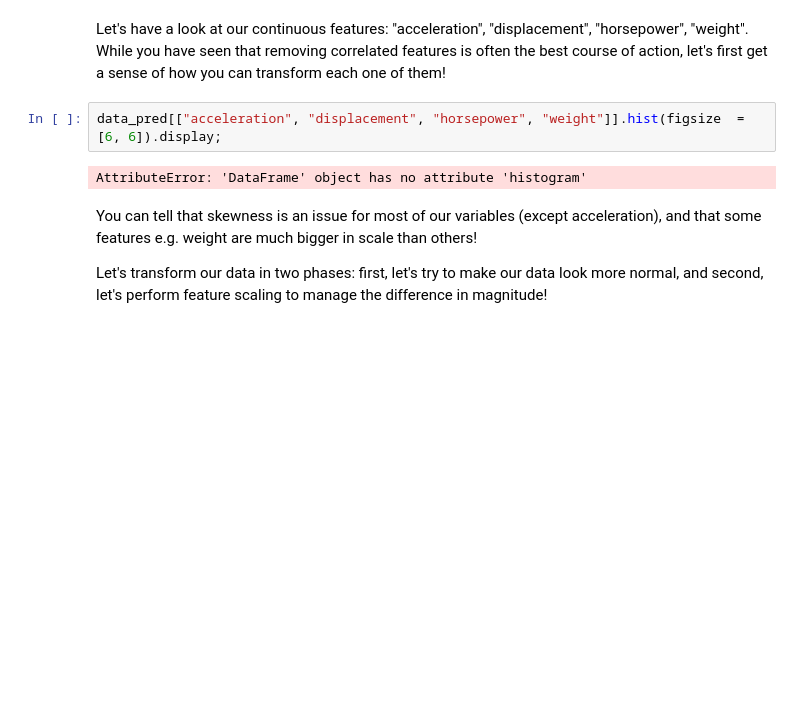
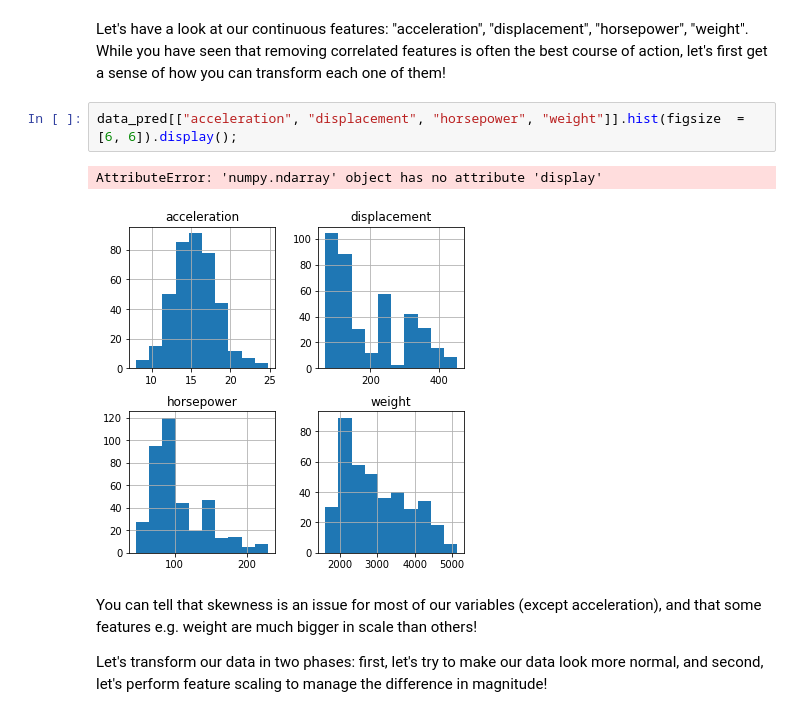
Before and after one commit to zapatos24/dsc-feature-scaling-and-normalization-nyc-ds-060319, a Jupyter notebook: index.ipynb, the cells around one changed output. Saved outputs shown, nothing was run; the diff lists cells and outputs as text; blank space fills up the shorter version.

```diff
--- a/index.ipynb
+++ b/index.ipynb
@@ -80,9 +80,10 @@ data_pred.head()
 # %% [markdown]
 Let's have a look at our continuous features: "acceleration", "displacement", "horsepower", "weight". While you have seen that removing correlated features is often the best course of action, let's first get a sense of how you can transform each one of them!
 # %%
-data_pred[["acceleration", "displacement", "horsepower", "weight"]].hist(figsize  = [6, 6]).display;
+data_pred[["acceleration", "displacement", "horsepower", "weight"]].hist(figsize  = [6, 6]).display();
 # %% [output]
-AttributeError: 'DataFrame' object has no attribute 'histogram'
+AttributeError: 'numpy.ndarray' object has no attribute 'display'
+[figure, added]
 # %% [markdown]
 You can tell that skewness is an issue for most of our variables (except acceleration), and that some features e.g. weight are much bigger in scale than others!
 
```
